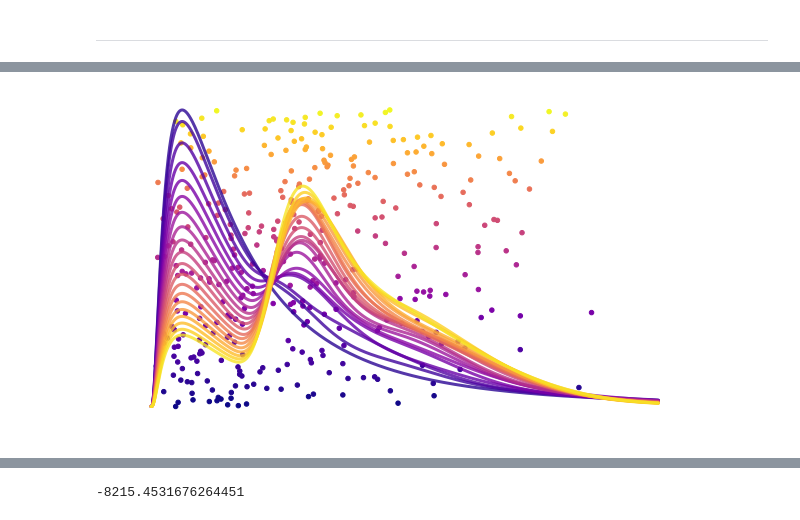
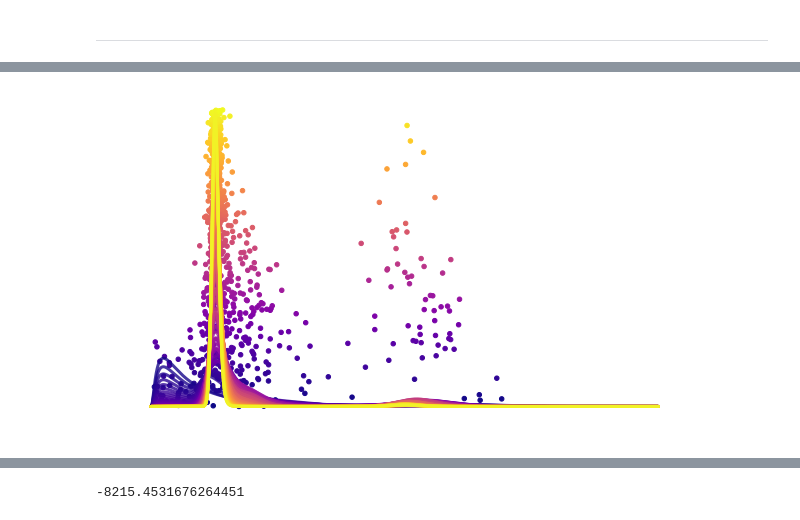
Before and after one commit to EstevaoUyra/spikelearn, a Jupyter notebook: notebooks/exploration/Bayesian rat.ipynb, the cells around one changed output, grey strips where cells are left out. Saved outputs shown, nothing was run; the diff lists cells and outputs as text; code cells hidden in the pictures.

Commit message:
run some Bayesian Rat tests

```diff
--- a/notebooks/exploration/Bayesian rat.ipynb
+++ b/notebooks/exploration/Bayesian rat.ipynb
@@ -119,12 +132,10 @@ class BayesianRat():
             self.likely_history = []
         self.has_memory = remember
 
-
         self.likelihood_dist_ = self._make_lh(prior)
 
-
         self.last_response_ = None
-        self.responses = list(responses)
+        self.responses = list(responses) if responses is not None else None
 
         self.is_tired_ = False
 
@@ -164,6 +175,7 @@ class BayesianRat():
             update = likely_time
         elif self.update_rule == 'post':
             update = self.prior_ * likely_time
+            update /= update.sum()
 
         lr = self.learning_rate * reward_value
 
@@ -199,3 +211,10 @@ class BayesianRat():
             self._update_prior(np.exp(- self.discounting * self.last_response_))
 # %% [markdown]
 ---
+# %%
+bayes = BayesianRat(discounting=0, learning_rate=.02, dt=0.001, rule='post', range=(0,15))
+
+task = DRRD(1.5)
+
+
+%time task.play(bayes, 2000)
@@ -202,11 +224,5 @@ class BayesianRat():
 # %%
-bayes = BayesianRat(discounting=0.1, learning_rate=.01, dt=0.001, rule='like')
-
-task = DRRD(1.5)
-
-
-%time task.play(bayes, 1000)
-N, k = 20, 10
+N, k = 80, 10
 
 
 prior_n = task.history.reward.cumsum()
@@ -228 +242 @@ Wall time: 2.65 s
-[figure, old version]
+[figure, new version]
```
Also changed, not shown: parts of 11 cells of this notebook, 3 other files.
